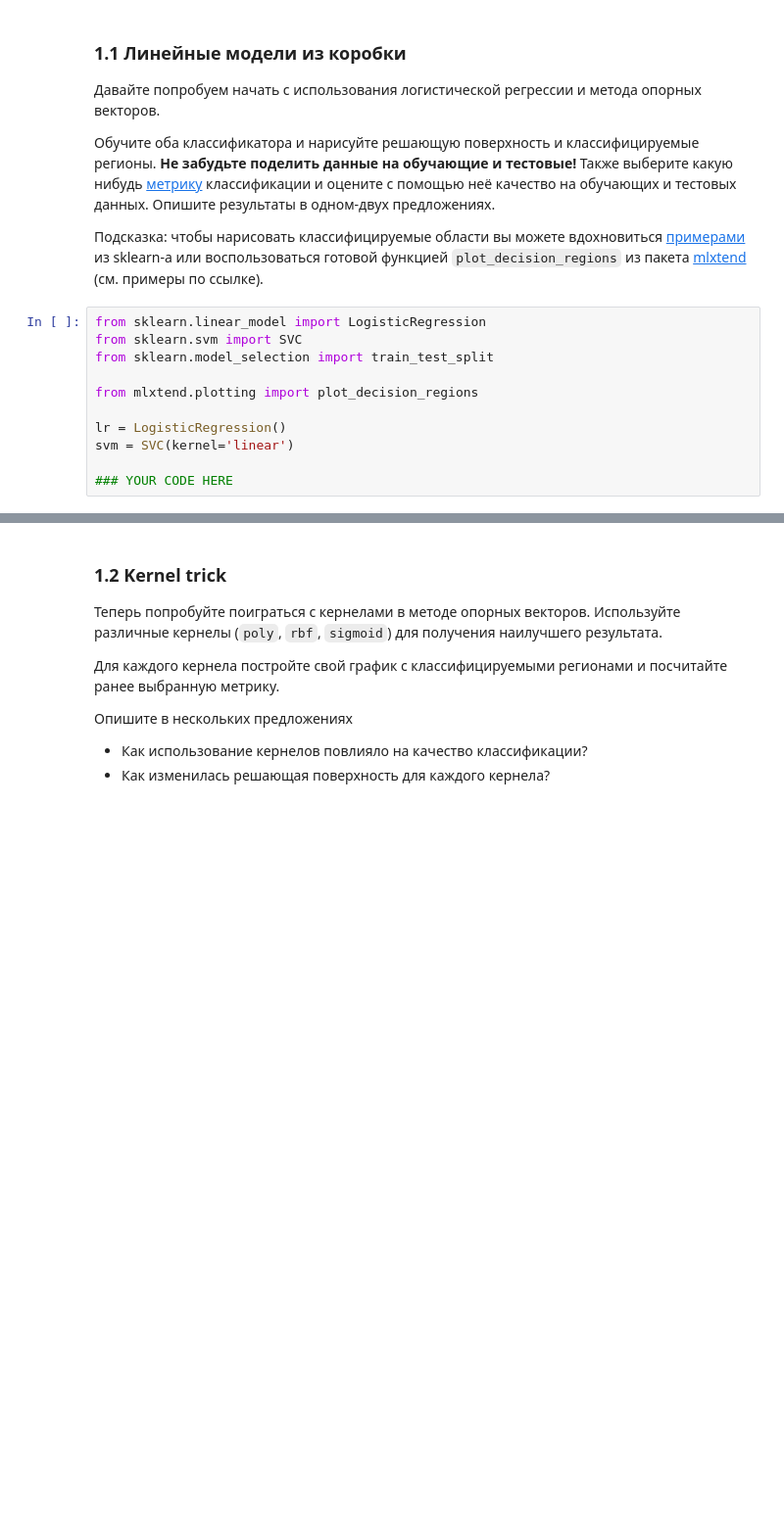
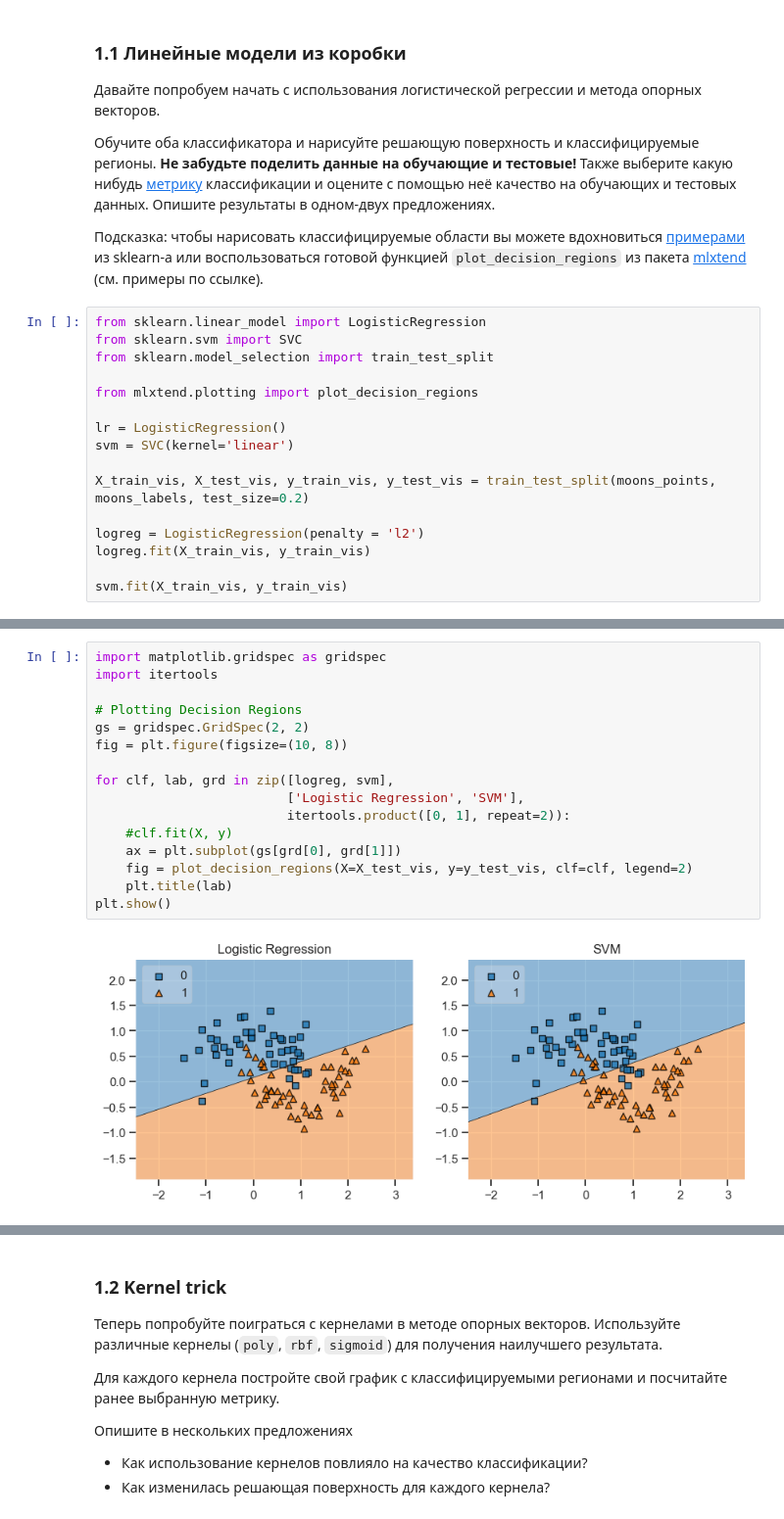
Before and after one commit to vsedykh/mipt, a Jupyter notebook: ML_hw/hw3_linclass_hyperopt.ipynb, the cells around one changed output, grey strips where cells are left out. Shown at 98% size. Cells and saved outputs as stored; diff of their text form; blank space fills up the shorter version.

```diff
--- a/ML_hw/hw3_linclass_hyperopt.ipynb
+++ b/ML_hw/hw3_linclass_hyperopt.ipynb
@@ -42,4 +44,9 @@ from mlxtend.plotting import plot_decision_regions
 lr = LogisticRegression()
 svm = SVC(kernel='linear')
 
-### YOUR CODE HERE
+X_train_vis, X_test_vis, y_train_vis, y_test_vis = train_test_split(moons_points, moons_labels, test_size=0.2)
+
+logreg = LogisticRegression(penalty = 'l2')
+logreg.fit(X_train_vis, y_train_vis)
+
+svm.fit(X_train_vis, y_train_vis)
@@ -45,0 +67,18 @@ svm = SVC(kernel='linear')
+# %%
+import matplotlib.gridspec as gridspec
+import itertools
+
+# Plotting Decision Regions
+gs = gridspec.GridSpec(2, 2)
+fig = plt.figure(figsize=(10, 8))
+
+for clf, lab, grd in zip([logreg, svm],
+                         ['Logistic Regression', 'SVM'],
+                         itertools.product([0, 1], repeat=2)):
+    #clf.fit(X, y)
+    ax = plt.subplot(gs[grd[0], grd[1]])
+    fig = plot_decision_regions(X=X_test_vis, y=y_test_vis, clf=clf, legend=2)
+    plt.title(lab)
+plt.show()
+# %% [output]
+[figure, added]
```
Also changed, not shown: parts of 13 cells of this notebook.
